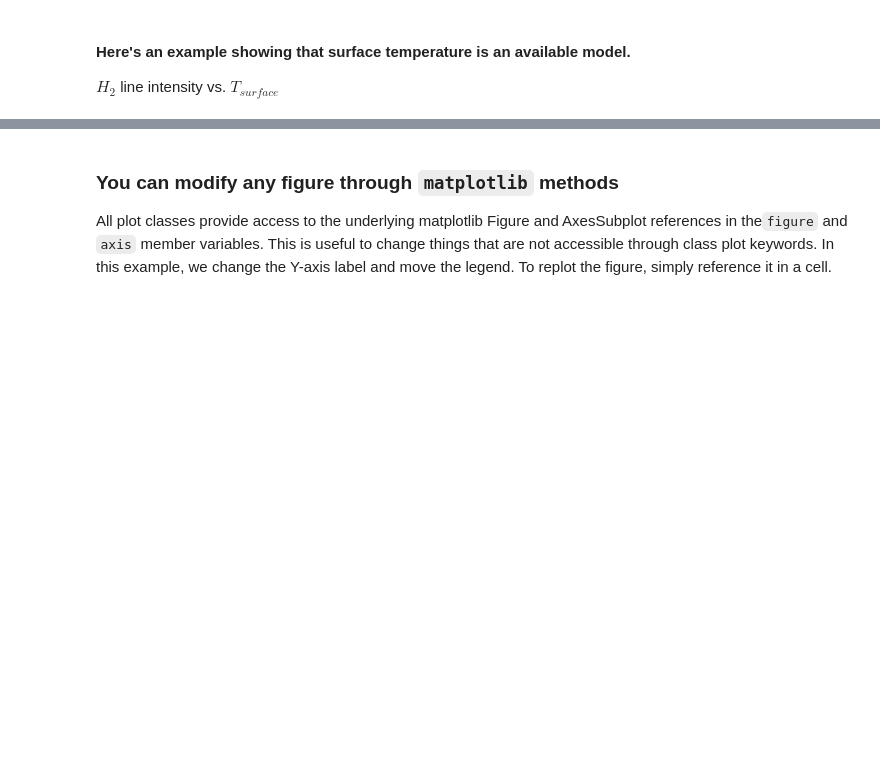
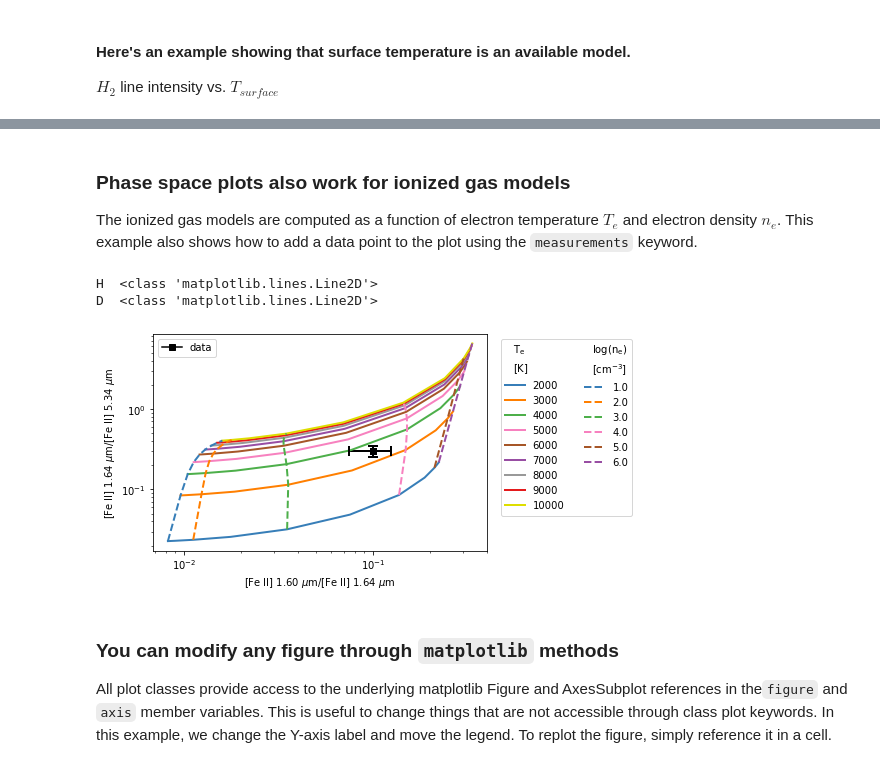
Before and after one commit to mpound/pdrtpy-nb, a Jupyter notebook: notebooks/PDRT_Example_Model_Plotting.ipynb, the cells around one changed output, grey strips where cells are left out. Drawn from its saved outputs; the diff is of its cells as text; code cells hidden in the pictures; blank space fills up the shorter version.

Commit message:
add ionized line phase space plot example

```diff
--- a/notebooks/PDRT_Example_Model_Plotting.ipynb
+++ b/notebooks/PDRT_Example_Model_Plotting.ipynb
@@ -142,6 +178,15 @@ mp.phasespace(["H200S3","TS"])
+# %% [markdown]
+### Phase space plots also work for ionized gas models
+The ionized gas models are computed as a function of electron temperature $T_e$ and electron density $n_e$.  This example also shows how to add a data point to the plot using the `measurements` keyword.
 # %%
-mp.phasespace(['FEII_1.60/FEII_1.64','FEII_1.64/FEII_5.34'],nax2_clip=[10,1E6]*u.Unit("cm-3"),nax1_clip=[2E3,1E4]*u.Unit("K"))
+m1 = Measurement(data=[0.1],uncertainty = StdDevUncertainty(0.025),identifier="FEII_1.60/FEII_1.64",unit="")
+m2 = Measurement(data=[0.3],uncertainty = StdDevUncertainty(0.05),identifier="FEII_1.64/FEII_5.34",unit="")
+mp.phasespace(['FEII_1.60/FEII_1.64','FEII_1.64/FEII_5.34'],nax2_clip=[10,1E6]*u.Unit("cm-3"),nax1_clip=[2E3,1E4]*u.Unit("K"),measurements=[m1,m2])
 mp.savefig("Ironlines.png",bbox_inches='tight',transparent=False,facecolor='white')
+# %% [output]
+H  <class 'matplotlib.lines.Line2D'>
+D  <class 'matplotlib.lines.Line2D'>
+[figure, added]
 # %% [markdown]
 ### You can modify any figure through `matplotlib` methods
 All plot classes provide access to the underlying matplotlib Figure and AxesSubplot references in the`figure` and `axis` member variables. This is useful to change things that are not accessible through class plot keywords. In this example, we change the Y-axis label and move the legend.  To replot the figure, simply reference it in a cell.
```
Also changed, not shown: parts of 16 cells of this notebook.
